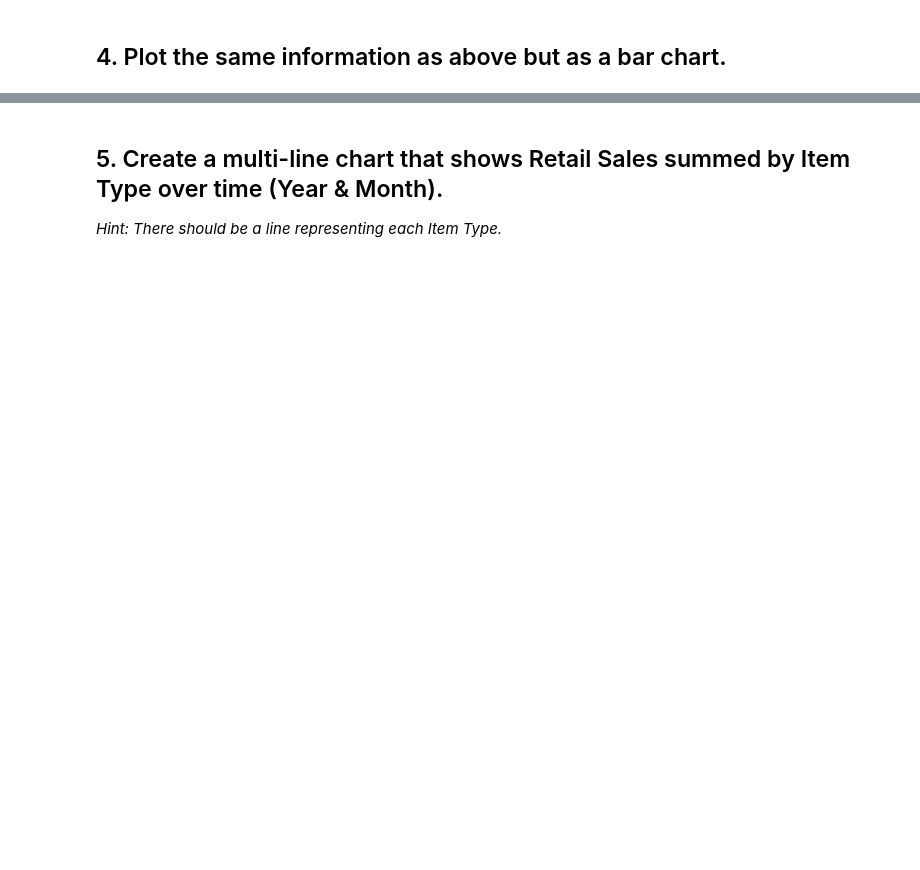
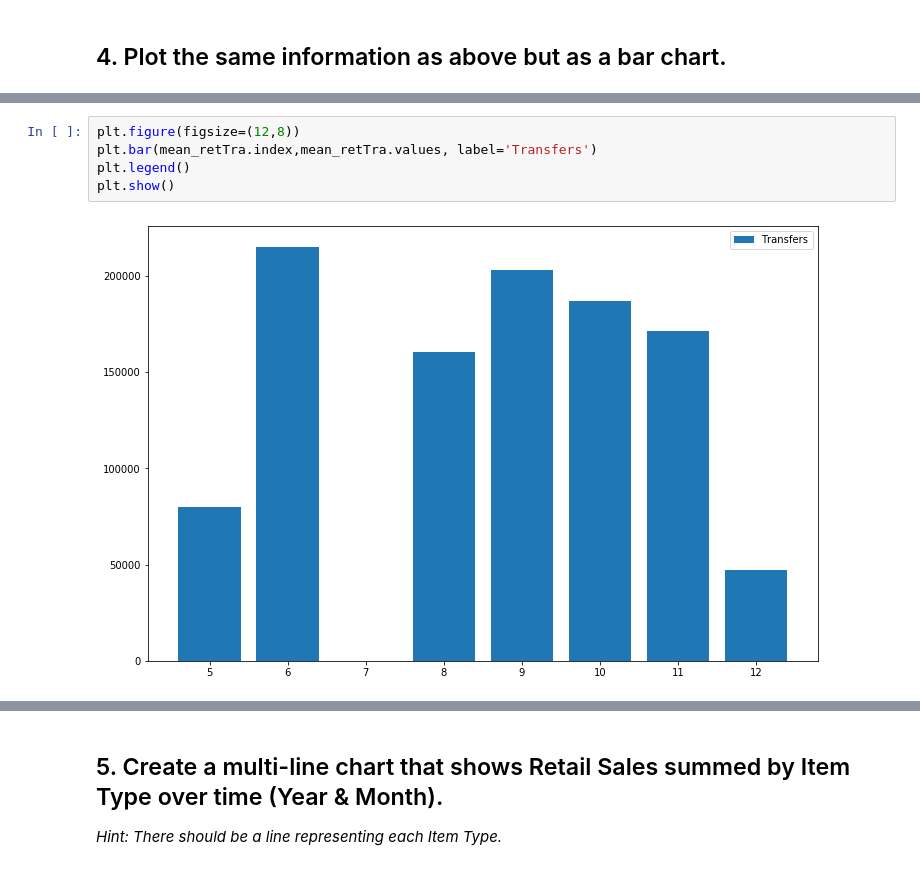
Before and after one commit to ironhack-datalabs/datamex0120, a Jupyter notebook: module-2/lab-plotting-multiple-data-series/your-code/main.ipynb, the cells around one changed output, grey strips where cells are left out. Saved outputs shown, nothing was run; the diff lists cells and outputs as text; blank space fills up the shorter version.

```diff
--- a/module-2/lab-plotting-multiple-data-series/your-code/main.ipynb
+++ b/module-2/lab-plotting-multiple-data-series/your-code/main.ipynb
@@ -78,0 +111,7 @@ sns.barplot(y= new_hbar.index,x =new_hbar['WarehouseSales'].values)
+# %%
+plt.figure(figsize=(12,8))
+plt.bar(mean_retTra.index,mean_retTra.values, label='Transfers')
+plt.legend()
+plt.show()
+# %% [output]
+[figure, added]
```
Also changed, not shown: parts of 19 cells of this notebook.
